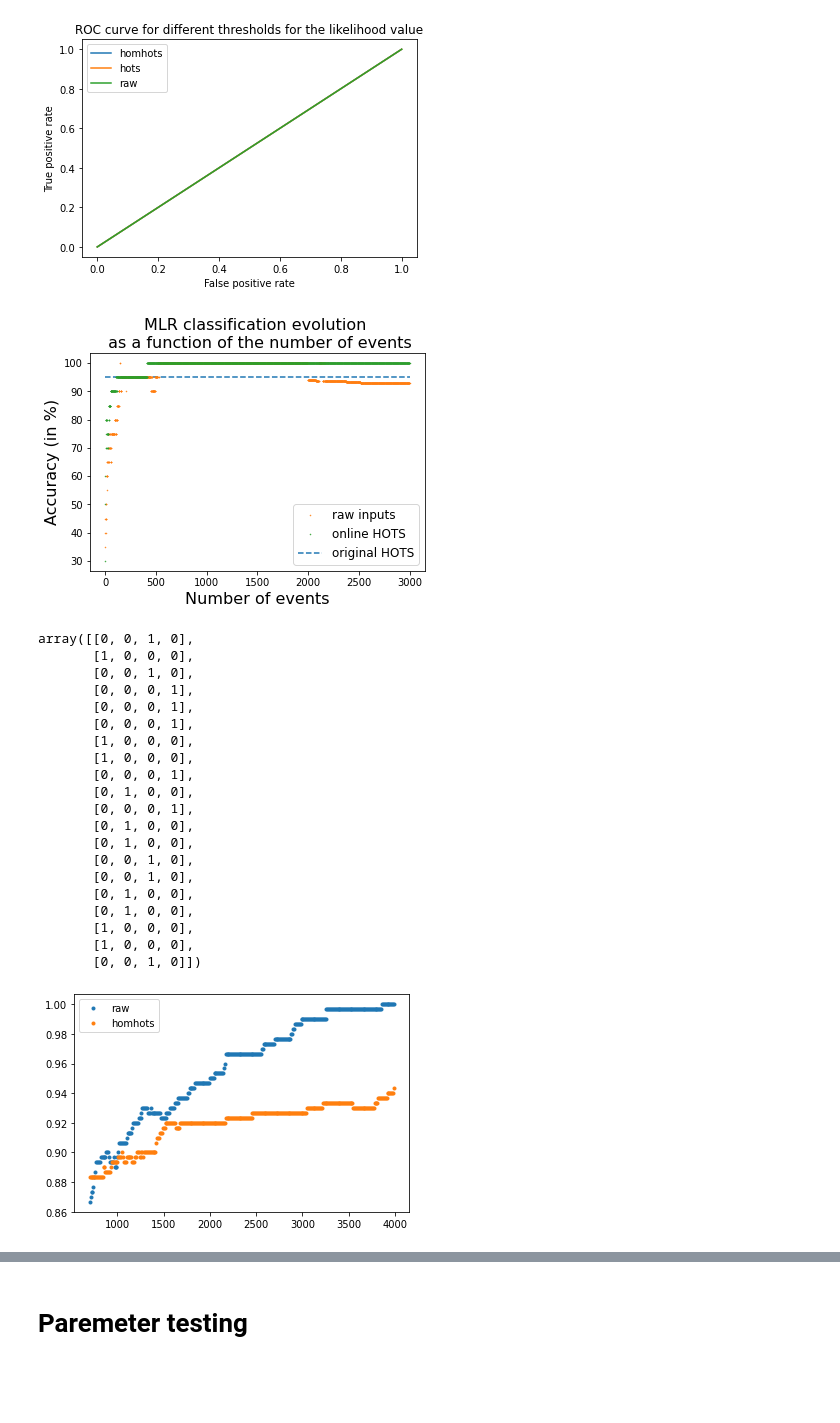
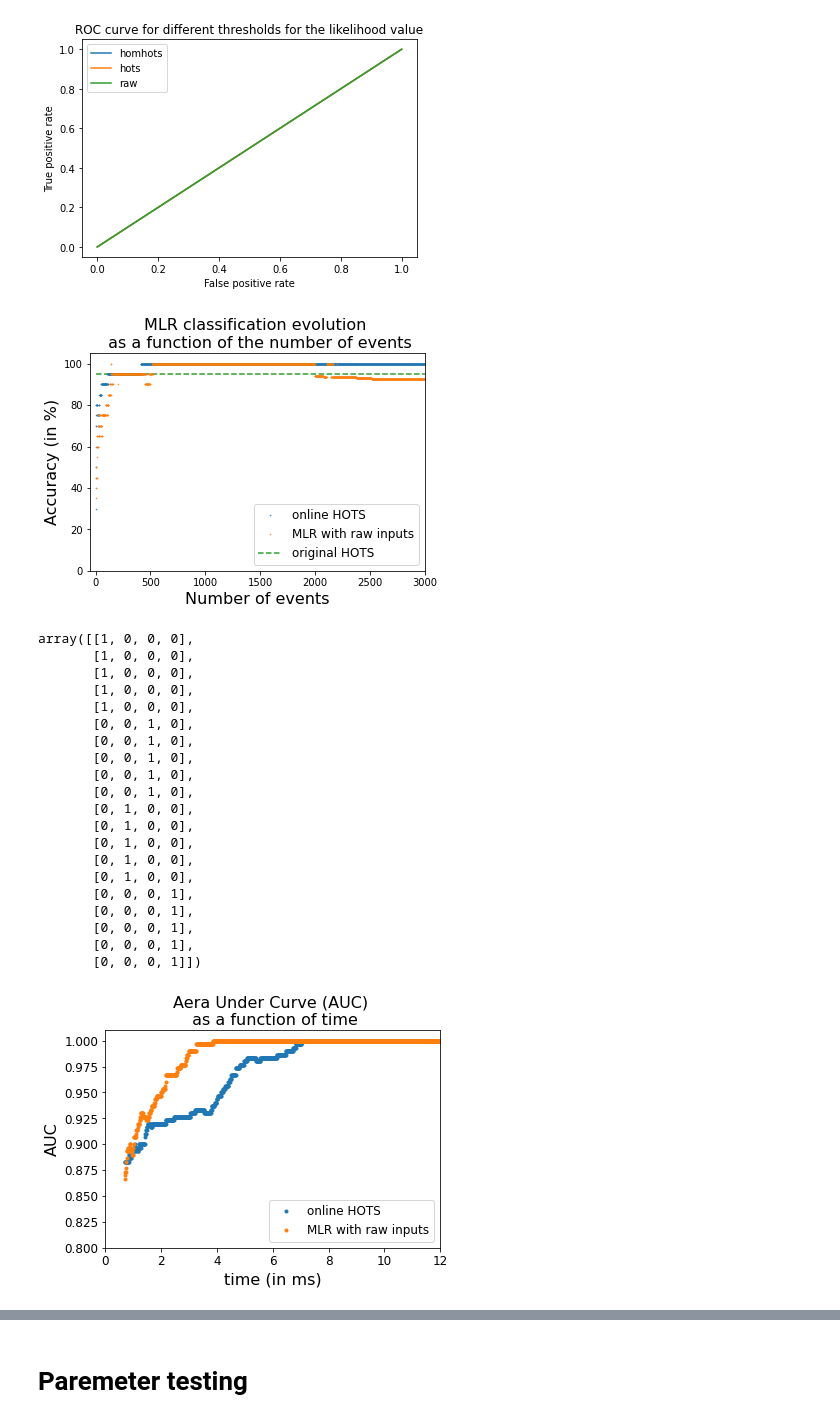
Before and after one commit to SpikeAI/HOTS, a Jupyter notebook: notebooks/RESULTS_02_PokerDVS.ipynb, the cells around one changed output, grey strips where cells are left out. Drawn from its saved outputs; the diff is of its cells as text; code cells hidden in the pictures; blank space fills up the shorter version.

Commit message:
auc figures

```diff
--- a/notebooks/RESULTS_02_PokerDVS.ipynb
+++ b/notebooks/RESULTS_02_PokerDVS.ipynb
@@ -229,7 +226,7 @@ tau_cla = 1e4
 number of epochs: 33
 # %%
 step = 0.05
-namelist = ['raw', 'homhots']
+namelist = ['raw','hots', 'homhots']
 mean_acc = np.zeros([len(namelist),len(np.arange(0,1,step))])
 last_acc = np.zeros([len(namelist),len(np.arange(0,1,step))])
 true_positive = np.zeros([len(namelist),len(np.arange(0,1,step))])
@@ -290,9 +287,10 @@ def fitting(x, a, b):
 # %%
 thres = None
 colorz = ['#1f77b4', '#ff7f0e', '#2ca02c', '#d62728', '#9467bd', '#8c564b', '#e377c2', '#7f7f7f', '#bcbd22', '#17becf']
-legend_list = ['original HOTS', 'raw inputs','online HOTS']
+legend_list = ['original HOTS', 'online HOTS', 'MLR with raw inputs']
+namelist = ['homhots', 'raw']
 fig_onl, ax_onl = plt.subplots()
-ax_onl.hlines(95,0,3000, linestyles='dashed', color=colorz[0], label=legend_list[0])
+ax_onl.hlines(95,0,3000, linestyles='dashed', color=colorz[2], label=legend_list[0])
 for namnum, name in enumerate(namelist):
     f_name = f'{record_path}{timestr}_LR_results_{name}_{nbclust}_{nb_train}_{nb_test}_{ds_ev}.pkl'
     with open(f_name, 'rb') as file:
@@ -300,14 +298,15 @@ for namnum, name in enumerate(namelist):
     meanac, onlinac, lastac, truepos, falsepos = classification_results(likelihood, true_target, thres, nb_test)
     #pars, cov = curve_fit(f=fitting, xdata=np.arange(len(onlinac)), ydata=onlinac, p0=[1,1], bounds=(-np.inf, np.inf))
     #fit = fitting(np.arange(len(onlinac)), *pars)
-    ax_onl.plot(onlinac[:3000]*100, '.', ms=1, color=colorz[namnum+1], label = legend_list[namnum+1]);
+    ax_onl.plot(onlinac[:3000]*100, '.', ms=1, color=colorz[namnum], label = legend_list[namnum+1]);
     #ax_onl.plot(fit[:3000], linestyle='-', color=color[namnum], linewidth=1);
+ax_onl.axis([-50,3000,0,105]);
 ax_onl.set_xlabel('Number of events', fontsize=16);
 ax_onl.set_ylabel('Accuracy (in %)', fontsize=16);
 ax_onl.set_title('MLR classification evolution \n as a function of the number of events', fontsize=16);
-ax_onl.legend(fontsize=12);
+ax_onl.legend(fontsize=12, loc='lower right');
 # %% [output]
-[figure, old version]
+[figure, new version]
 # %%
 printfig(fig_onl, 'poker_online.pdf')
 # %%
@@ -316,52 +315,61 @@ from sklearn.preprocessing import LabelBinarizer
 # %%
 LabelBinarizer().fit_transform(np.array(true_target))
 # %% [output]
-array([[0, 0, 1, 0],
+array([[1, 0, 0, 0],
+       [1, 0, 0, 0],
+       [1, 0, 0, 0],
+       [1, 0, 0, 0],
        [1, 0, 0, 0],
        [0, 0, 1, 0],
-       [0, 0, 0, 1],
-       [0, 0, 0, 1],
-       [0, 0, 0, 1],
-       [1, 0, 0, 0],
-       [1, 0, 0, 0],
-       [0, 0, 0, 1],
-       [0, 1, 0, 0],
-       [0, 0, 0, 1],
-       [0, 1, 0, 0],
-       [0, 1, 0, 0],
+       [0, 0, 1, 0],
+       [0, 0, 1, 0],
        [0, 0, 1, 0],
        [0, 0, 1, 0],
        [0, 1, 0, 0],
        [0, 1, 0, 0],
-       [1, 0, 0, 0],
-       [1, 0, 0, 0],
-       [0, 0, 1, 0]])
+       [0, 1, 0, 0],
+       [0, 1, 0, 0],
+       [0, 1, 0, 0],
+       [0, 0, 0, 1],
+       [0, 0, 0, 1],
+       [0, 0, 0, 1],
+       [0, 0, 0, 1],
+       [0, 0, 0, 1]])
 # %%
+nb_classes = 4
+timesteps = np.arange(700,12000,10)
+namelist = ['homhots', 'raw']
+leg_list = ['online HOTS', 'MLR with raw inputs']
+fig, ax = plt.subplots()
 for namnum, name in enumerate(namelist):
     f_name = f'{record_path}{timestr}_LR_results_{name}_{nbclust}_{nb_train}_{nb_test}_{ds_ev}.pkl'
     with open(f_name, 'rb') as file:
         likelihood, true_target, time_scale = pickle.load(file)
-    nb_classes = 4
-    timesteps = np.arange(700,4000,10)
     y_true = np.zeros([len(true_target)])
     y_score = np.zeros([len(true_target),nb_classes])
     proba_timestep = np.zeros([len(timesteps),len(true_target),nb_classes])
     i = 0
     for likelihood_, true_target_, time_scale_ in zip(likelihood, true_target, time_scale):
         time_scale_ -= time_scale_[0]
         previous_ind = 0
         for idx, step in enumerate(timesteps):
             ind = np.where(time_scale_<step)[0][-1]
             proba = np.mean(likelihood_[previous_ind:ind,:], axis=0)
             if np.isnan(proba[0]):
-                print(step)
+                proba = proba_timestep[idx-1,i,:]
             proba_timestep[idx,i,:] = proba
         i+=1
     AUC = np.zeros([len(timesteps)])
     for idx, step in enumerate(timesteps):
         #print(proba_timestep[idx,:,:].shape, np.array(true_timestep[idx]))
         AUC[idx] = roc_auc_score(LabelBinarizer().fit_transform(np.array(true_target)),proba_timestep[idx,:,:], multi_class='ovr')
-    plt.plot(timesteps,AUC, '.', label=name)
-    plt.legend()
+    ax.plot(timesteps/1e3,AUC, '.', label=leg_list[namnum])
+ax.axis([0,12,0.8,1.01]);
+ax.set_xlabel('time (in ms)', fontsize=16);
+ax.set_ylabel('AUC', fontsize=16);
+ax.set_title('Aera Under Curve (AUC) \n as a function of time', fontsize=16);
+plt.setp(ax.get_yticklabels(), fontsize=12)
+plt.setp(ax.get_xticklabels(), fontsize=12)
+ax.legend(fontsize=12, loc='lower right');
 # %% [output]
-[figure, old version]
+[figure, new version]
```
Also changed, not shown: parts of 3 cells of this notebook, 2 other files.
